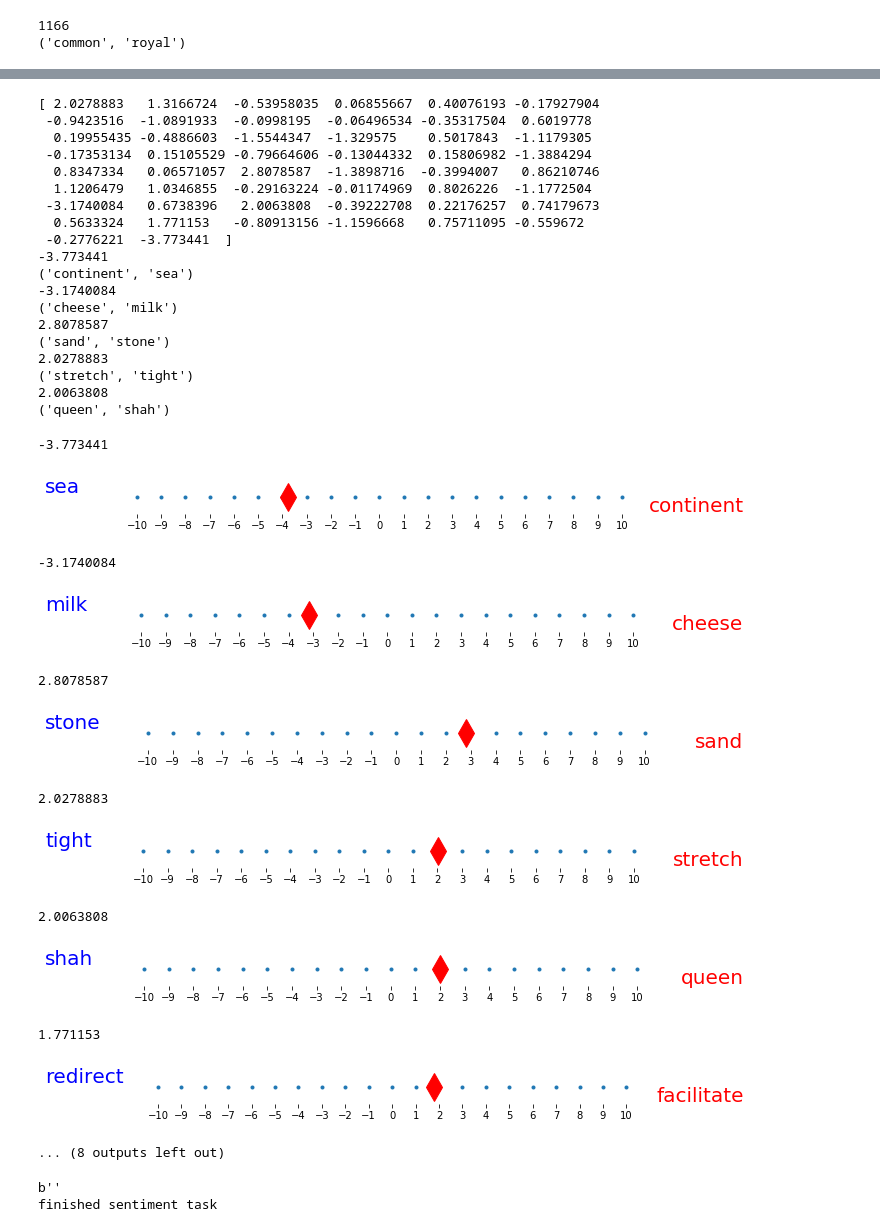
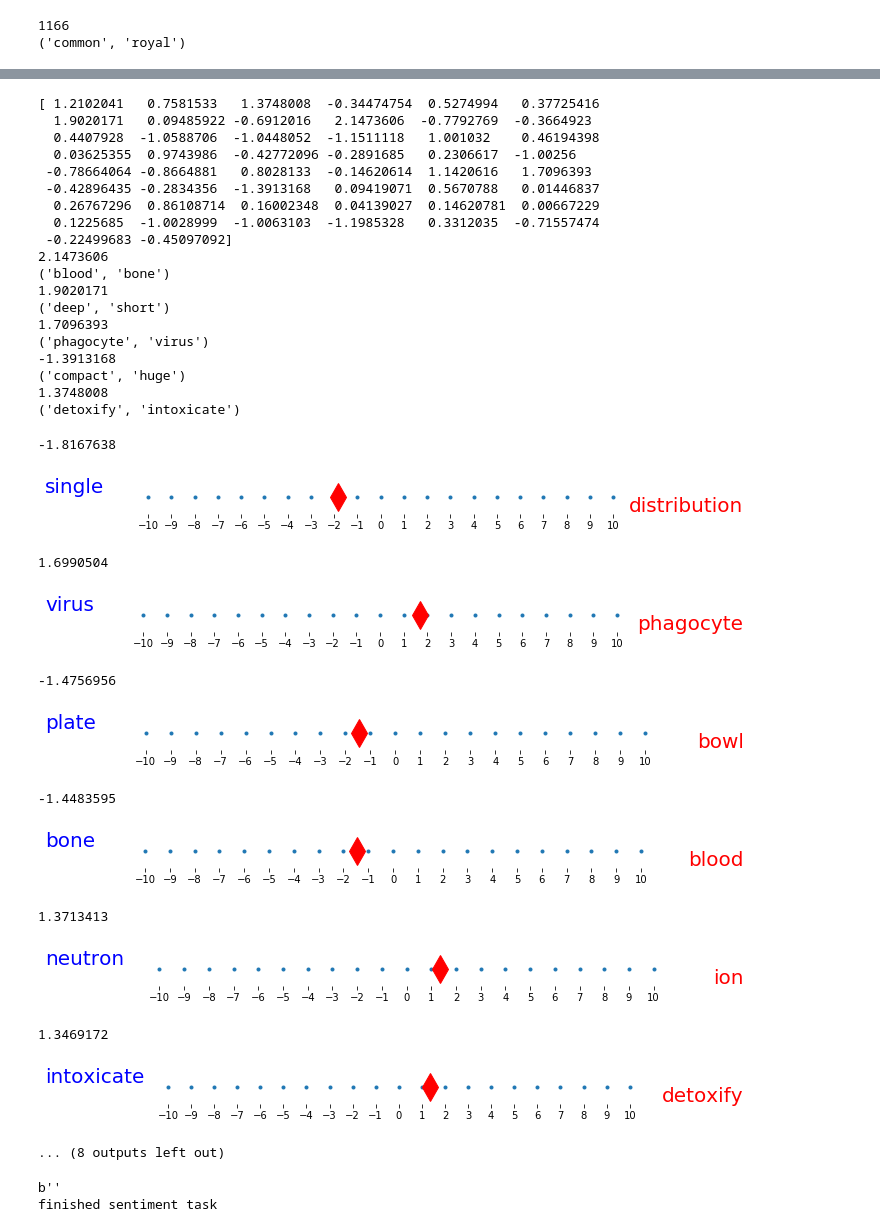
Before and after one commit to ichbinhandsome/Semantic-Differentials-for-Wikipedia-using-the-POLAR-Framework, a Jupyter notebook: JanEngler/Praktikum/ExplainingWikipediaSymanticsToIndividualsUsingPOLAR.ipynb, the cells around one changed output, grey strips where cells are left out. Saved outputs shown, nothing was run; the diff lists cells and outputs as text; code cells hidden in the pictures.

Commit message:
Starting with the hard coded polar dimensions

```diff
--- a/JanEngler/Praktikum/ExplainingWikipediaSymanticsToIndividualsUsingPOLAR.ipynb
+++ b/JanEngler/Praktikum/ExplainingWikipediaSymanticsToIndividualsUsingPOLAR.ipynb
@@ -26,8 +26,9 @@ trainNewModel=interact(myFunction, trainNewModel=True);
 Check if its your first time running this NodeBook
 interactive(children=(Checkbox(value=True, description='trainNewModel'), Output()), _dom_classes=('widget-inte…
 # %%
+trainNewModel=True
 if trainNewModel==True:
-    wiki = WikiCorpus(r"enwiki-20200401-pages-articles-multistream1.xml-p1p30303.bz2",
+    wiki = WikiCorpus(r"DataSets/enwiki-20200401-pages-articles1.xml-p1p30303.bz2",
                   lemmatize=False, dictionary={})
     #stores the preprocessed dataset, which reduces runtime for the future
     wiki.save('SavedWord2Vec/wiki.corpus')
@@ -659,25 +660,25 @@ for i in range(0,5):
     print(list_antonym[originalAntonymIndex])
     #print(sortedDic[i])
 # %% [output]
-[ 2.0278883   1.3166724  -0.53958035  0.06855667  0.40076193 -0.17927904
- -0.9423516  -1.0891933  -0.0998195  -0.06496534 -0.35317504  0.6019778
-  0.19955435 -0.4886603  -1.5544347  -1.329575    0.5017843  -1.1179305
- -0.17353134  0.15105529 -0.79664606 -0.13044332  0.15806982 -1.3884294
-  0.8347334   0.06571057  2.8078587  -1.3898716  -0.3994007   0.86210746
-  1.1206479   1.0346855  -0.29163224 -0.01174969  0.8026226  -1.1772504
- -3.1740084   0.6738396   2.0063808  -0.39222708  0.22176257  0.74179673
-  0.5633324   1.771153   -0.80913156 -1.1596668   0.75711095 -0.559672
- -0.2776221  -3.773441  ]
--3.773441
-('continent', 'sea')
--3.1740084
-('cheese', 'milk')
-2.8078587
-('sand', 'stone')
-2.0278883
-('stretch', 'tight')
-2.0063808
-('queen', 'shah')
+[ 1.2102041   0.7581533   1.3748008  -0.34474754  0.5274994   0.37725416
+  1.9020171   0.09485922 -0.6912016   2.1473606  -0.7792769  -0.3664923
+  0.4407928  -1.0588706  -1.0448052  -1.1511118   1.001032    0.46194398
+  0.03625355  0.9743986  -0.42772096 -0.2891685   0.2306617  -1.00256
+ -0.78664064 -0.8664881   0.8028133  -0.14620614  1.1420616   1.7096393
+ -0.42896435 -0.2834356  -1.3913168   0.09419071  0.5670788   0.01446837
+  0.26767296  0.86108714  0.16002348  0.04139027  0.14620781  0.00667229
+  0.1225685  -1.0028999  -1.0063103  -1.1985328   0.3312035  -0.71557474
+ -0.22499683 -0.45097092]
+2.1473606
+('blood', 'bone')
+1.9020171
+('deep', 'short')
+1.7096393
+('phagocyte', 'virus')
+-1.3913168
+('compact', 'huge')
+1.3748008
+('detoxify', 'intoxicate')
 # %%
 import matplotlib.pyplot as pp
 def getMeaningOfWord(strWord,antonymy_vector, model, numberPolar ):
@@ -737,20 +738,20 @@ def plotPolar(left, right, value):
     fig.tight_layout()
     plt.show()
 # %%
-getMeaningOfWord("water",orthogonal_antonymy_vector, word2vecPolar, 10 )
+getMeaningOfWord("metal",orthogonal_antonymy_vector, word2vecPolar, 10 )
 # %% [output]
--3.773441
+-1.8167638
-[figure, old version]
+[figure, new version]
--3.1740084
+1.6990504
-[figure, old version]
+[figure, new version]
-2.8078587
+-1.4756956
-[figure, old version]
+[figure, new version]
-2.0278883
+-1.4483595
-[figure, old version]
+[figure, new version]
-2.0063808
+1.3713413
-[figure, old version]
+[figure, new version]
-1.771153
+1.3469172
-[figure, old version]
+[figure, new version]
 ... (8 outputs left out)
 # %%
 ######### Task specific code....
```
Also changed, not shown: parts of 10 cells of this notebook, 1 other file.
